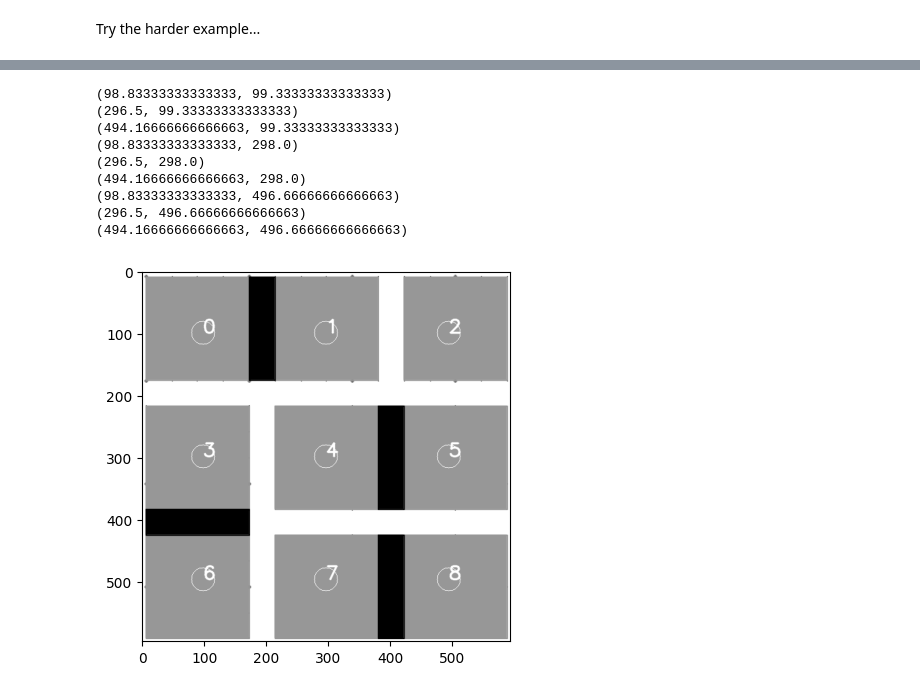
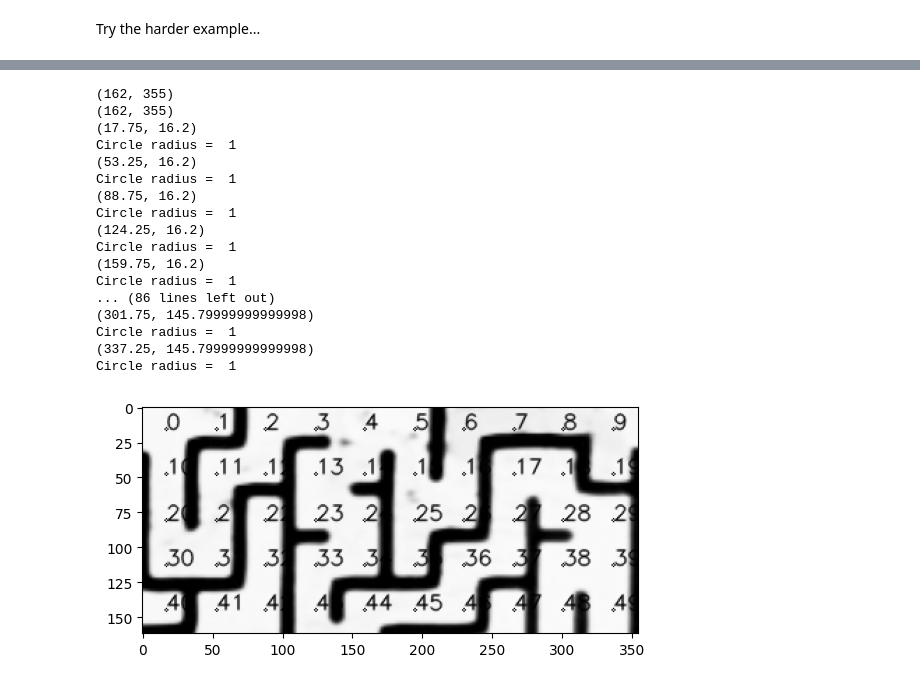
Before and after one commit to joshuamhtsang/mini_essays, a Jupyter notebook: 2024-12-19_fujiq-maze-solver/try_opencv_walldetection.ipynb, the cells around one changed output, grey strips where cells are left out. Drawn from its saved outputs; the diff is of its cells as text; code cells hidden in the pictures.

```diff
--- a/2024-12-19_fujiq-maze-solver/try_opencv_walldetection.ipynb
+++ b/2024-12-19_fujiq-maze-solver/try_opencv_walldetection.ipynb
@@ -63,7 +63,7 @@ plt.imshow(img_mat, cmap='hot', interpolation='nearest')
 # %% [markdown]
 Try the harder example...
 # %%
-maze_img_mat = cv.imread("maze_test_1.png", cv.IMREAD_GRAYSCALE)
+maze_img_mat = cv.imread("fujiq_10x5_section.png", cv.IMREAD_GRAYSCALE)
 print(type(maze_img_mat))
 print(maze_img_mat.shape)
 
@@ -76,3 +76,6 @@ plt.imshow(maze_img_mat, cmap='hot', interpolation='nearest')
+# %%
+x_maze_size = 10
+y_maze_size = 4
 # %%
 # Known issue: this function does not account for wall thickness
 def compute_state_midpoints(img_mat, x_num_states, y_num_states):
@@ -95,7 +98,7 @@ def compute_state_midpoints(img_mat, x_num_states, y_num_states):
     return(state_mid_points)
 
 
-state_mid_points = compute_state_midpoints(maze_img_mat, 3, 3)
+state_mid_points = compute_state_midpoints(maze_img_mat, x_maze_size, y_maze_size)
 print(state_mid_points)
 
 def compute_neighbouring_states(x_num_states, y_num_states):
@@ -147,5 +150,5 @@ def compute_neighbouring_states(x_num_states, y_num_states):
     print(neighbouring_states)
     return neighbouring_states
 
-neighbouring_states = compute_neighbouring_states(3, 3)
+neighbouring_states = compute_neighbouring_states(x_maze_size, y_maze_size)
 # %% [output]
@@ -227,28 +238,39 @@ generate_maze_environment(maze_img_mat, state_mid_points)
 # %%
 def draw_state_numbers_on_image(img_mat, x_num_states, y_num_states):
     labelled_image = img_mat.copy()
+    print(img_mat.shape)
+    print(labelled_image.shape)
     for state_index, state_mid_point in enumerate(state_mid_points):
         print(state_mid_point)
         position = (int(state_mid_point[0]), int(state_mid_point[1]))
         radius = int(img_mat.shape[0]/(10*x_num_states))
         thickness = 1
-        colour = (255, 0, 0)
+        colour = (0, 0, 0)
+        print("Circle radius = ", radius)
         labelled_image = cv.circle(labelled_image, position, radius, colour, thickness)
         font = cv.FONT_HERSHEY_SIMPLEX
-        labelled_image = cv.putText(labelled_image, str(state_index), position, font, 1, colour, 2, cv.LINE_AA)
+        labelled_image = cv.putText(labelled_image, str(state_index), position, font, 0.3, colour, 1, cv.LINE_AA)
     plt.imshow(cv.cvtColor(labelled_image, cv.COLOR_BGR2RGB))
     plt.show()
 
 
-draw_state_numbers_on_image(maze_img_mat, 3, 3)
+draw_state_numbers_on_image(maze_img_mat, x_maze_size, y_maze_size)
 # %% [output]
-(98.83333333333333, 99.33333333333333)
-(296.5, 99.33333333333333)
-(494.16666666666663, 99.33333333333333)
-(98.83333333333333, 298.0)
-(296.5, 298.0)
-(494.16666666666663, 298.0)
-(98.83333333333333, 496.66666666666663)
-(296.5, 496.66666666666663)
-(494.16666666666663, 496.66666666666663)
+(162, 355)
+(162, 355)
+(17.75, 16.2)
+Circle radius =  1
+(53.25, 16.2)
+Circle radius =  1
+(88.75, 16.2)
+Circle radius =  1
+(124.25, 16.2)
+Circle radius =  1
+(159.75, 16.2)
+Circle radius =  1
+... (86 lines left out)
+(301.75, 145.79999999999998)
+Circle radius =  1
+(337.25, 145.79999999999998)
+Circle radius =  1
-[figure, old version]
+[figure, new version]
```
Also changed, not shown: parts of 5 cells of this notebook.
